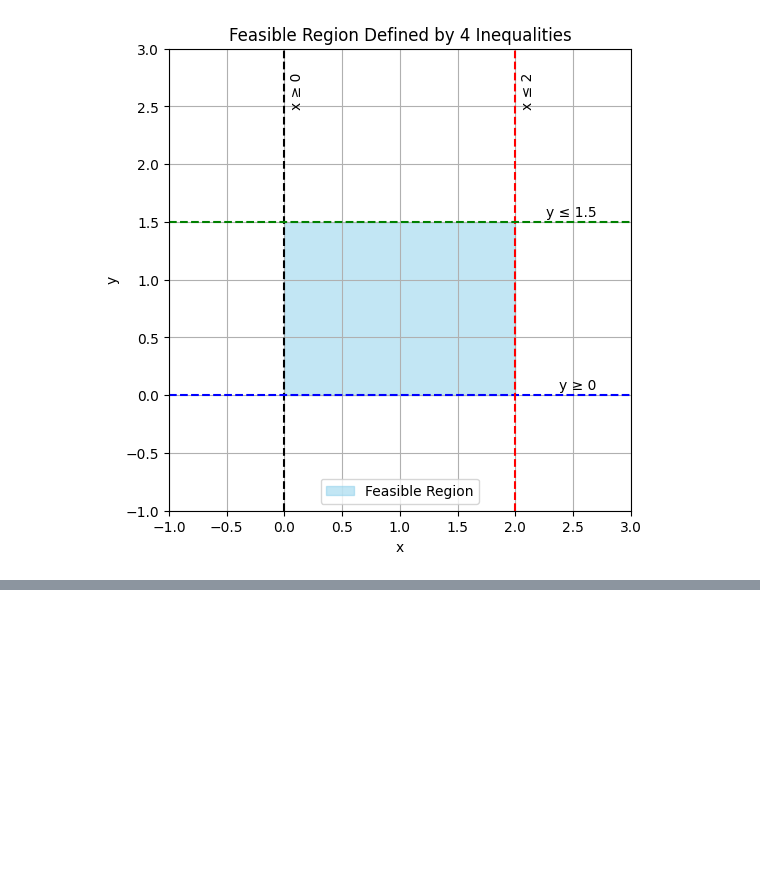
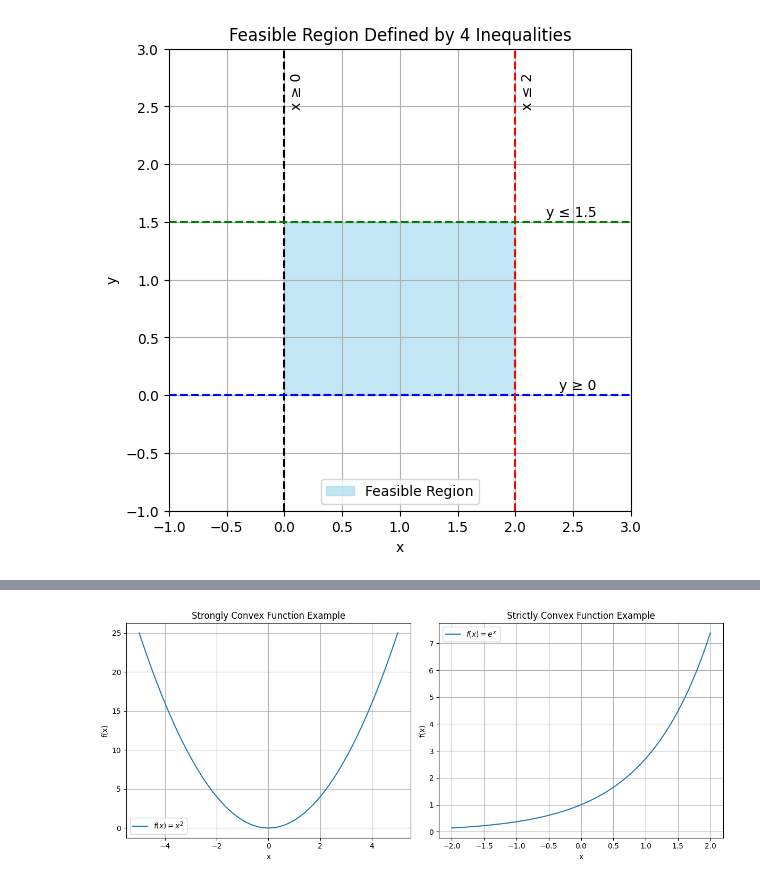
Before and after one commit to vadhri/distributed-optimization, a Jupyter notebook: math/convex_functions.ipynb, the cells around one changed output, grey strips where cells are left out. Cells and saved outputs as stored; diff of their text form; code cells hidden in the pictures; blank space fills up the shorter version.

```diff
--- a/math/convex_functions.ipynb
+++ b/math/convex_functions.ipynb
@@ -290,0 +267,33 @@ plt.show()
+# %%
+# @title
+def plot_quadratic(ax):
+    x = np.linspace(-5, 5, 100)
+    y = x**2
+    ax.plot(x, y, label=r'$f(x) = x^2 $')
+    ax.set_title('Strongly Convex Function Example')
+    ax.set_xlabel('x')
+    ax.set_ylabel('f(x)')
+    ax.legend()
+    ax.grid(True)
+
+def plot_exponential(ax):
+    x = np.linspace(-2, 2, 100)
+    y = np.exp(x)
+    ax.plot(x, y, label=r'$f(x) = e^x$')
+    ax.set_title('Strictly Convex Function Example')
+    ax.set_xlabel('x')
+    ax.set_ylabel('f(x)')
+    ax.legend()
+    ax.grid(True)
+
+# Create subplots
+fig, axs = plt.subplots(1, 2, figsize=(12, 5))
+
+# Plot strongly convex function
+plot_quadratic(axs[0])
+plot_exponential(axs[1])
+
+plt.tight_layout()
+plt.show()
+# %% [output]
+[figure, added]
```
Also changed, not shown: parts of 7 cells of this notebook.
